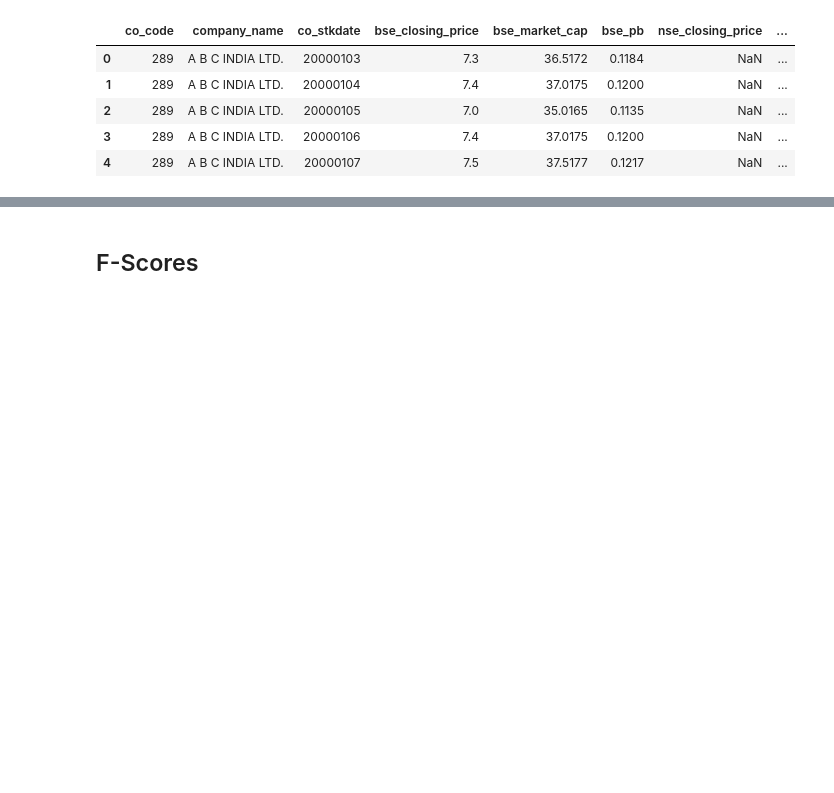
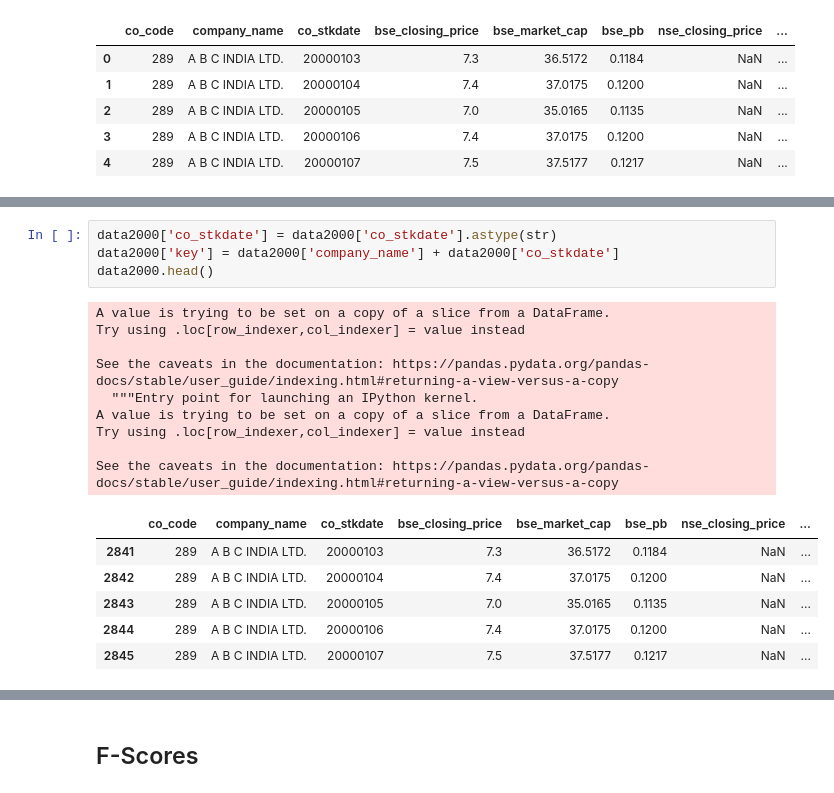
Before and after one commit to prakharrathi25/trading-strategies, a Jupyter notebook: Trading_F_Score.ipynb, the cells around one changed output, grey strips where cells are left out. Cells and saved outputs as stored; diff of their text form; blank space fills up the shorter version.

```diff
--- a/Trading_F_Score.ipynb
+++ b/Trading_F_Score.ipynb
@@ -282,0 +268,20 @@ bse
+# %%
+data2000['co_stkdate'] = data2000['co_stkdate'].astype(str)
+data2000['key'] = data2000['company_name'] + data2000['co_stkdate']
+data2000.head()
+# %% [output]
+A value is trying to be set on a copy of a slice from a DataFrame.
+Try using .loc[row_indexer,col_indexer] = value instead
+
+See the caveats in the documentation: https://pandas.pydata.org/pandas-docs/stable/user_guide/indexing.html#returning-a-view-versus-a-copy
+  """Entry point for launching an IPython kernel.
+A value is trying to be set on a copy of a slice from a DataFrame.
+Try using .loc[row_indexer,col_indexer] = value instead
+
+See the caveats in the documentation: https://pandas.pydata.org/pandas-docs/stable/user_guide/indexing.html#returning-a-view-versus-a-copy
+|  | co_code | company_name | co_stkdate | bse_closing_price | bse_market_cap | bse_pb | nse_closing_price | ... |
+| 2841 | 289 | A B C INDIA LTD. | 20000103 | 7.3 | 36.5172 | 0.1184 | NaN | ... |
+| 2842 | 289 | A B C INDIA LTD. | 20000104 | 7.4 | 37.0175 | 0.1200 | NaN | ... |
+| 2843 | 289 | A B C INDIA LTD. | 20000105 | 7.0 | 35.0165 | 0.1135 | NaN | ... |
+| 2844 | 289 | A B C INDIA LTD. | 20000106 | 7.4 | 37.0175 | 0.1200 | NaN | ... |
+| 2845 | 289 | A B C INDIA LTD. | 20000107 | 7.5 | 37.5177 | 0.1217 | NaN | ... |
```
Also changed, not shown: parts of 16 cells of this notebook, 1 other file.
